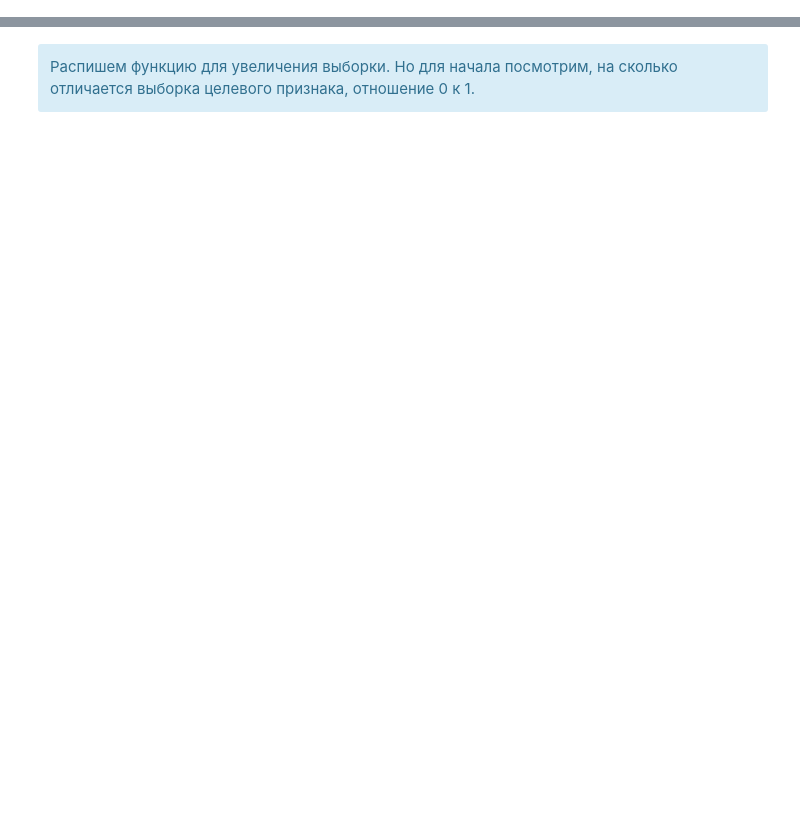
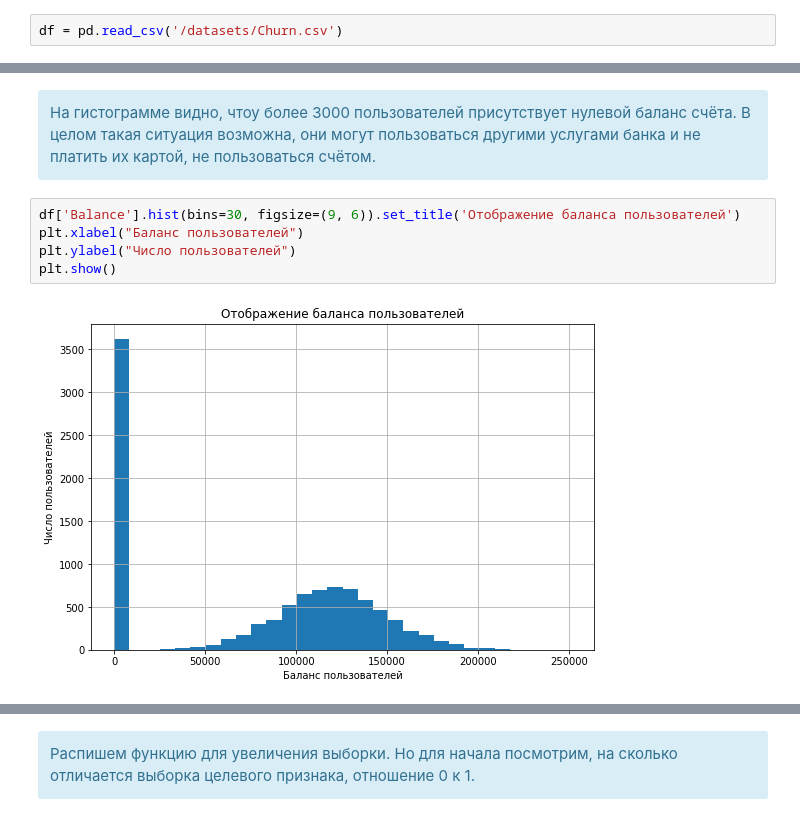
Before and after one commit to sley7er/Yandex-project-1, a Jupyter notebook: project (c-1).ipynb, the cells around one changed output, grey strips where cells are left out. Cells and saved outputs as stored; diff of their text form; blank space fills up the shorter version.

```diff
--- a/project (c-1).ipynb
+++ b/project (c-1).ipynb
@@ -806,0 +65,2 @@ target_test = df_test_copy['is_canceled']
+# %%
+df = pd.read_csv('/datasets/Churn.csv')
@@ -806,0 +146,12 @@ target_test = df_test_copy['is_canceled']
+# %% [markdown]
+<div class="alert alert-block alert-info">
+<b></b> На гистограмме видно, чтоу более 3000 пользователей присутствует нулевой баланс счёта. В целом такая ситуация возможна, они могут пользоваться другими услугами банка и не платить их картой, не пользоваться счётом.
+
+</div>
+# %%
+df['Balance'].hist(bins=30, figsize=(9, 6)).set_title('Отображение баланса пользователей')
+plt.xlabel("Баланс пользователей")
+plt.ylabel("Число пользователей")
+plt.show()
+# %% [output]
+[figure, added]
```
Also changed, not shown: parts of 315 cells of this notebook.
